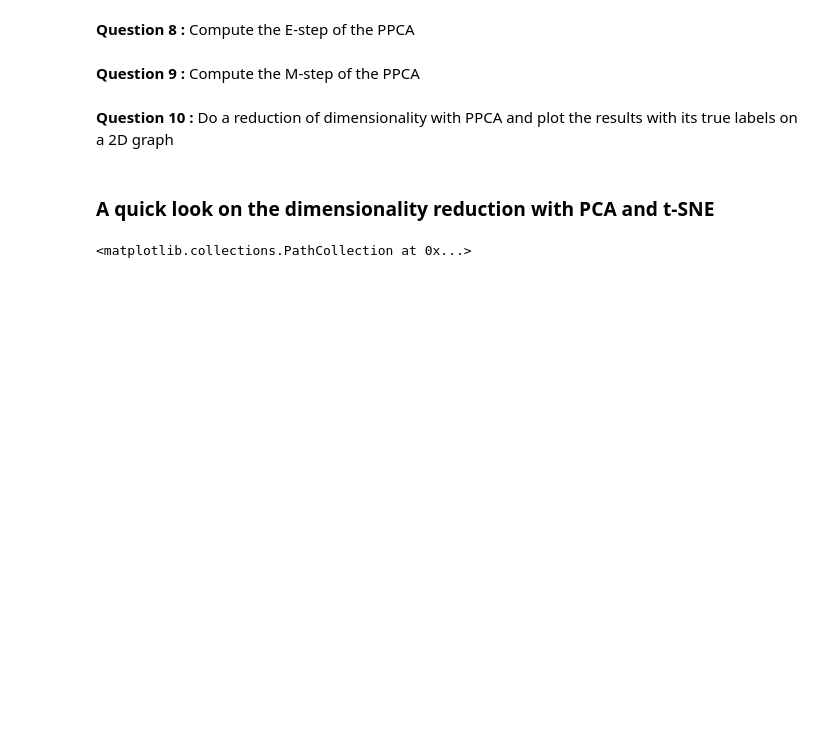
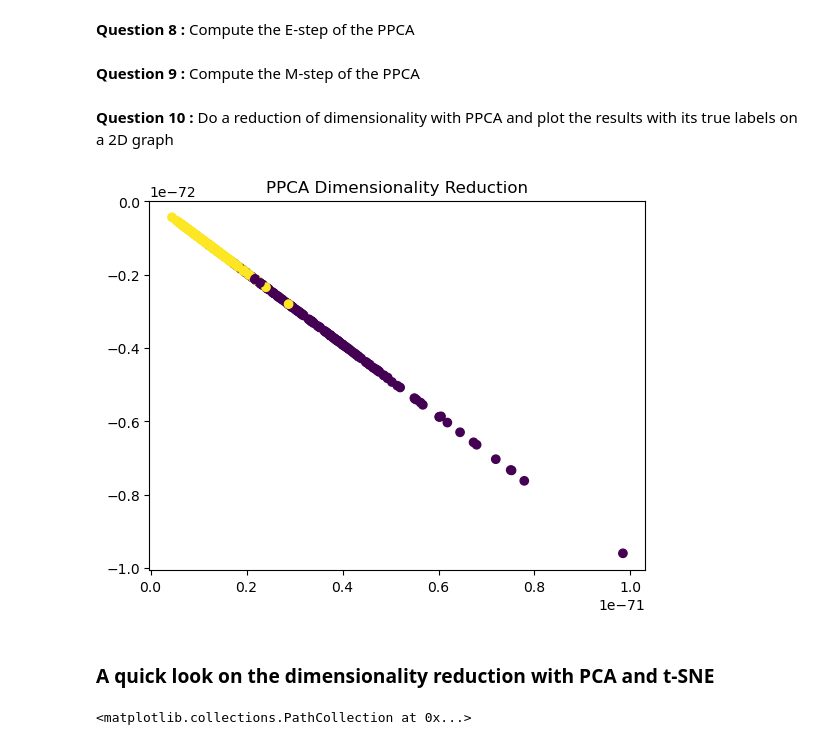
Before and after one commit to callmeeric5/Epita_AIS, a Jupyter notebook: Machine_Learning2/session2/latent_variable_models_Eric.ipynb, the cells around one changed output. Saved outputs shown, nothing was run; the diff lists cells and outputs as text; code cells hidden in the pictures; blank space fills up the shorter version.

```diff
--- a/Machine_Learning2/session2/latent_variable_models_Eric.ipynb
+++ b/Machine_Learning2/session2/latent_variable_models_Eric.ipynb
@@ -173,9 +292,45 @@ instance_dist.mean, instance_dist.cov
 # %% [markdown]
 **Question 8 :** Compute the E-step of the PPCA
+# %%
+def ppca_e_step(X, W, sigma_sq):
+    m, n = X.shape
+    K = W.shape[1]
+    M = np.dot(W.T, W) + sigma_sq * np.eye(K)
+    M_inv = np.linalg.inv(M)
+    Ez = np.dot(np.dot(M_inv, W.T), X.T).T
+    Ezz = sigma_sq * M_inv + np.dot(Ez.T, Ez) / m
+    return Ez, Ezz
 # %% [markdown]
 **Question 9 :** Compute the M-step of the PPCA
+# %%
+def ppca_m_step(X, Ez, Ezz):
+    m, n = X.shape
+    K = Ez.shape[1]
+    W_new = np.dot(np.dot(X.T, Ez), np.linalg.inv(Ezz))
+    sigma_sq_new = (np.linalg.norm(X - np.dot(Ez, W_new.T)) ** 2) / (m * n)
+    return W_new, sigma_sq_new
 # %% [markdown]
 **Question 10 :** Do a reduction of dimensionality with PPCA and plot the results with its true labels on a 2D graph
+# %%
+def ppca(X, K, tol=1e-5, max_iter=100):
+    m, n = X.shape
+    W = np.random.randn(n, K)
+    sigma_sq = 1.0
+    for _ in range(max_iter):
+        Ez, Ezz = ppca_e_step(X, W, sigma_sq)
+        W_new, sigma_sq_new = ppca_m_step(X, Ez, Ezz)
+        if np.max(np.abs(W_new - W)) < tol:
+            break
+        W, sigma_sq = W_new, sigma_sq_new
+    return W, sigma_sq, Ez
+
+
+W, sigma_sq, Ez = ppca(X, 2)
+plt.scatter(Ez[:, 0], Ez[:, 1], c=y)
+plt.title("PPCA Dimensionality Reduction")
+plt.show()
+# %% [output]
+[figure, added]
 # %% [markdown]
 ### A quick look on the dimensionality reduction with PCA and t-SNE
 # %%
```
Also changed, not shown: parts of 4 cells of this notebook.
